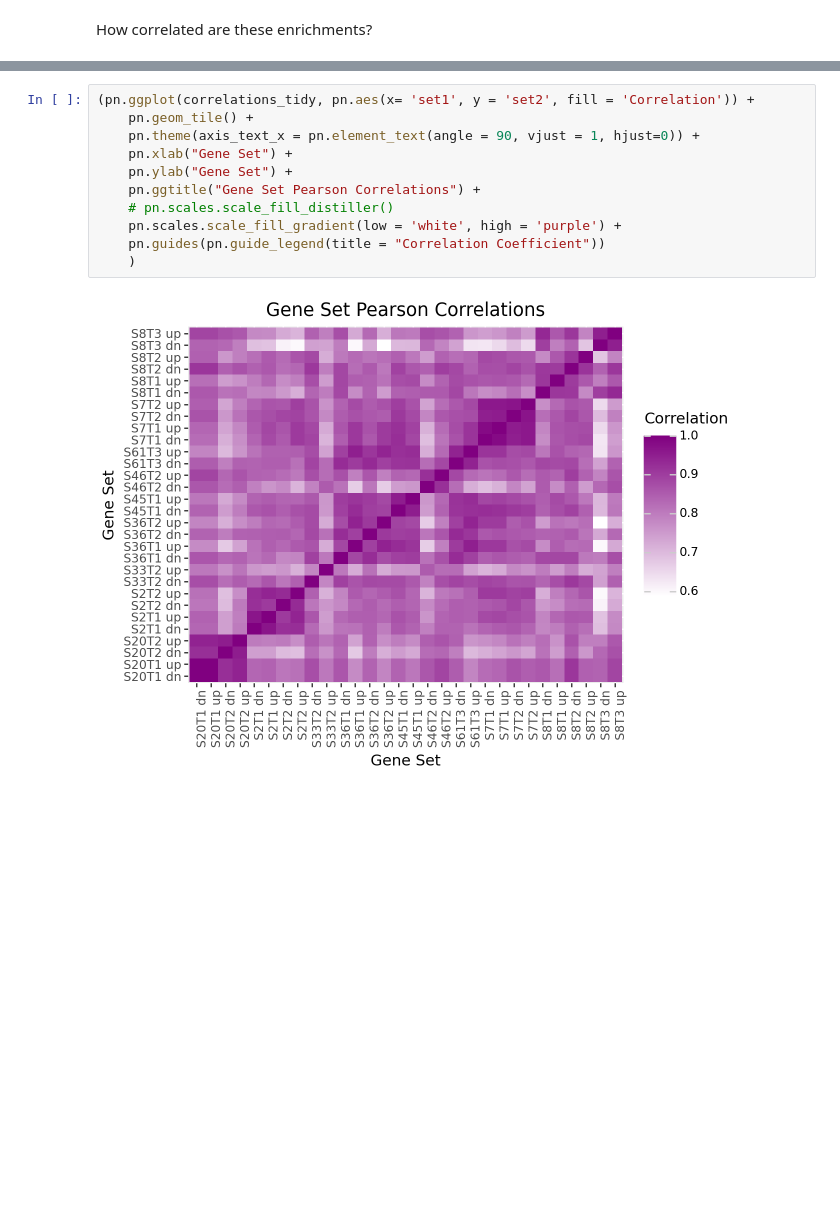
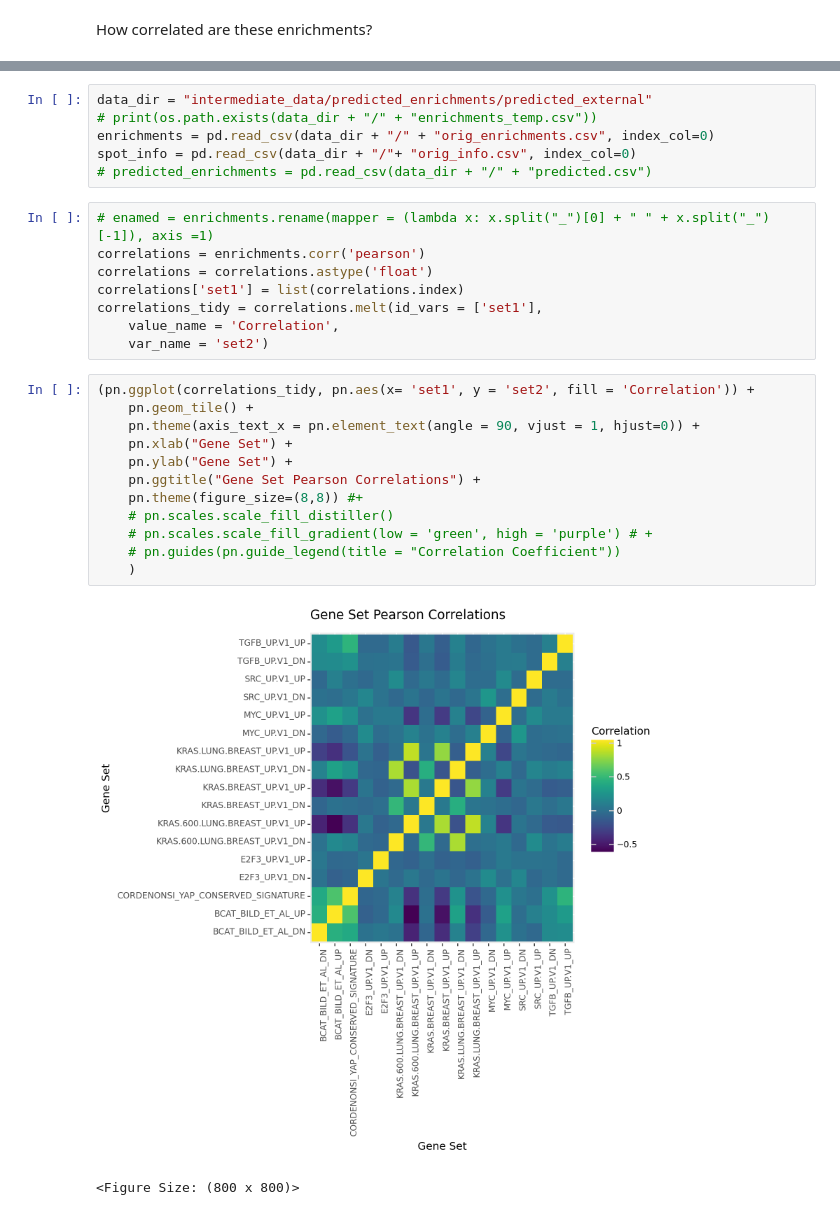
Before and after one commit to doged4/spatial_cancer_thesis, a Jupyter notebook: enrichment_presentation.ipynb, the cells around one changed output, grey strips where cells are left out. Drawn from its saved outputs; the diff is of its cells as text; blank space fills up the shorter version.

```diff
--- a/enrichment_presentation.ipynb
+++ b/enrichment_presentation.ipynb
@@ -62,13 +213,29 @@ correlations_tidy = correlations.melt(id_vars = ['set1'],
+# %%
+data_dir = "intermediate_data/predicted_enrichments/predicted_external"
+# print(os.path.exists(data_dir + "/" + "enrichments_temp.csv"))
+enrichments = pd.read_csv(data_dir + "/" + "orig_enrichments.csv", index_col=0)
+spot_info = pd.read_csv(data_dir + "/"+ "orig_info.csv", index_col=0)
+# predicted_enrichments = pd.read_csv(data_dir + "/" + "predicted.csv")
+# %%
+# enamed = enrichments.rename(mapper = (lambda x: x.split("_")[0] + " " + x.split("_")[-1]), axis =1)
+correlations = enrichments.corr('pearson')
+correlations = correlations.astype('float')
+correlations['set1'] = list(correlations.index)
+correlations_tidy = correlations.melt(id_vars = ['set1'],
+    value_name = 'Correlation',
+    var_name = 'set2')
 # %%
 (pn.ggplot(correlations_tidy, pn.aes(x= 'set1', y = 'set2', fill = 'Correlation')) +
     pn.geom_tile() +
     pn.theme(axis_text_x = pn.element_text(angle = 90, vjust = 1, hjust=0)) +
     pn.xlab("Gene Set") +
     pn.ylab("Gene Set") +
     pn.ggtitle("Gene Set Pearson Correlations") +
+    pn.theme(figure_size=(8,8)) #+
     # pn.scales.scale_fill_distiller()
-    pn.scales.scale_fill_gradient(low = 'white', high = 'purple') +
-    pn.guides(pn.guide_legend(title = "Correlation Coefficient"))
+    # pn.scales.scale_fill_gradient(low = 'green', high = 'purple') # +
+    # pn.guides(pn.guide_legend(title = "Correlation Coefficient"))
     )
 # %% [output]
-[figure, old version]
+[figure, new version]
+<Figure Size: (800 x 800)>
```
Also changed, not shown: parts of 19 cells of this notebook, 4 other files.
